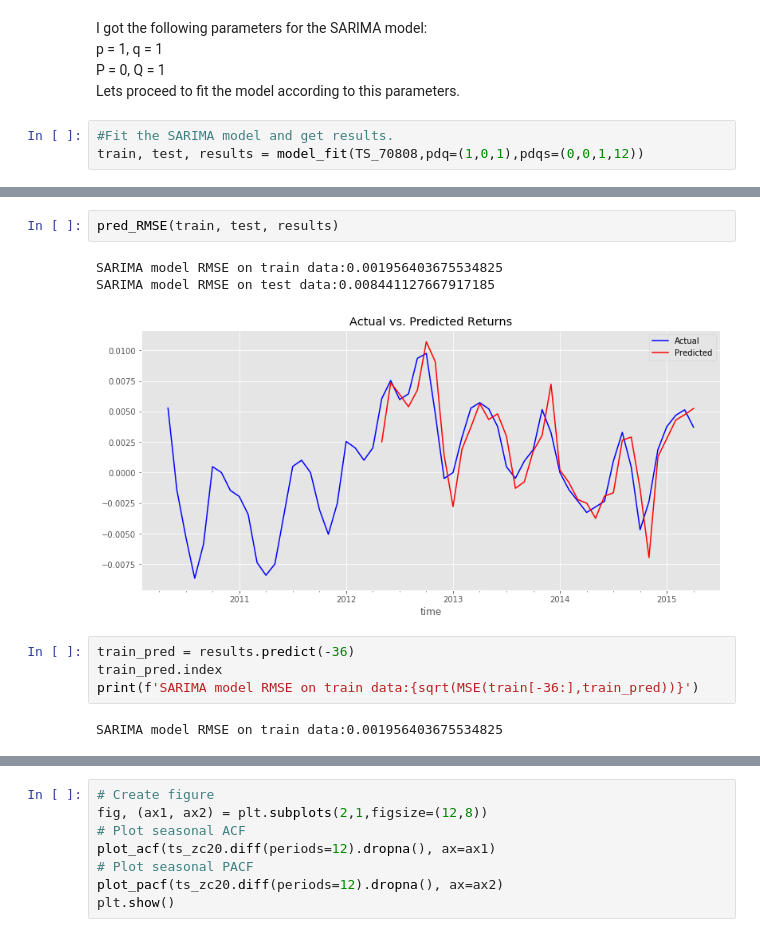
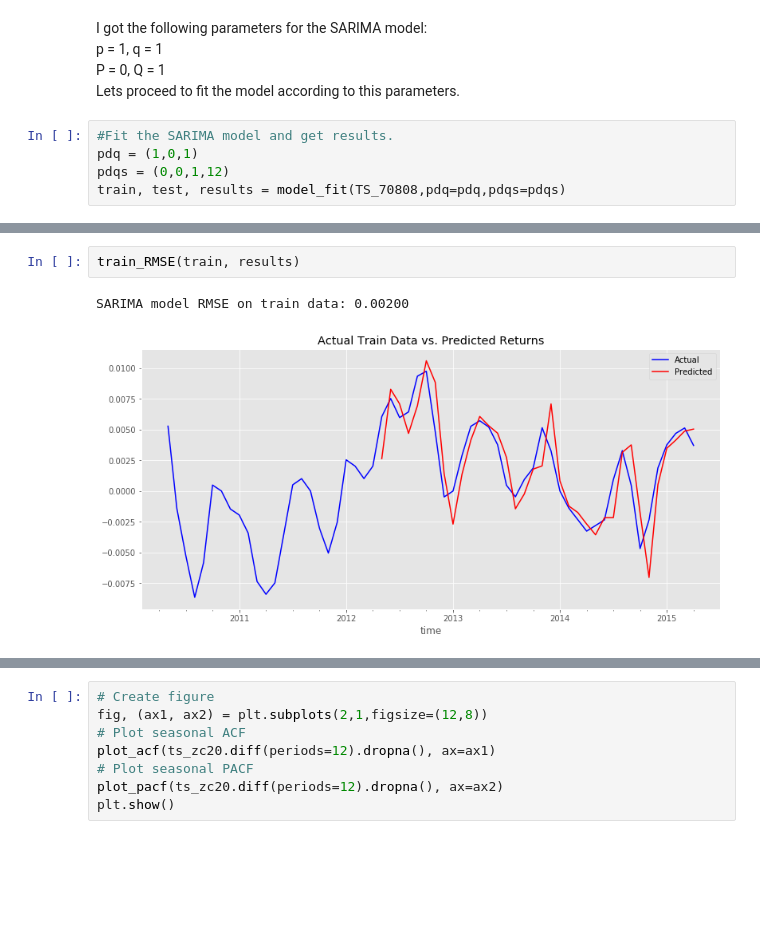
Before and after one commit to feraguilari/dsc-mod-4-project-online-ds-pt-021119, a Jupyter notebook: student.ipynb, the cells around one changed output, grey strips where cells are left out. Drawn from its saved outputs; the diff is of its cells as text; blank space fills up the shorter version.

```diff
--- a/student.ipynb
+++ b/student.ipynb
@@ -475,7 +521,9 @@ P = 0, Q = 1<br>
 Lets proceed to fit the model according to this parameters.
 # %%
 #Fit the SARIMA model and get results.
-train, test, results = model_fit(TS_70808,pdq=(1,0,1),pdqs=(0,0,1,12))
+pdq = (1,0,1)
+pdqs = (0,0,1,12)
+train, test, results = model_fit(TS_70808,pdq=pdq,pdqs=pdqs)
 # %% [output]
                                  Statespace Model Results
 ==========================================================================================
@@ -496,14 +544,7 @@ Warnings:
 [1] Covariance matrix calculated using the outer product of gradients (complex-step).
 [figure]
 # %%
-pred_RMSE(train, test, results)
+train_RMSE(train, results)
 # %% [output]
-SARIMA model RMSE on train data:0.001956403675534825
-SARIMA model RMSE on test data:0.008441127667917185
+SARIMA model RMSE on train data: 0.00200
-[figure, old version]
+[figure, new version]
-# %%
-train_pred = results.predict(-36)
-train_pred.index
-print(f'SARIMA model RMSE on train data:{sqrt(MSE(train[-36:],train_pred))}')
-# %% [output]
-SARIMA model RMSE on train data:0.001956403675534825
```
Also changed, not shown: parts of 15 cells of this notebook.
